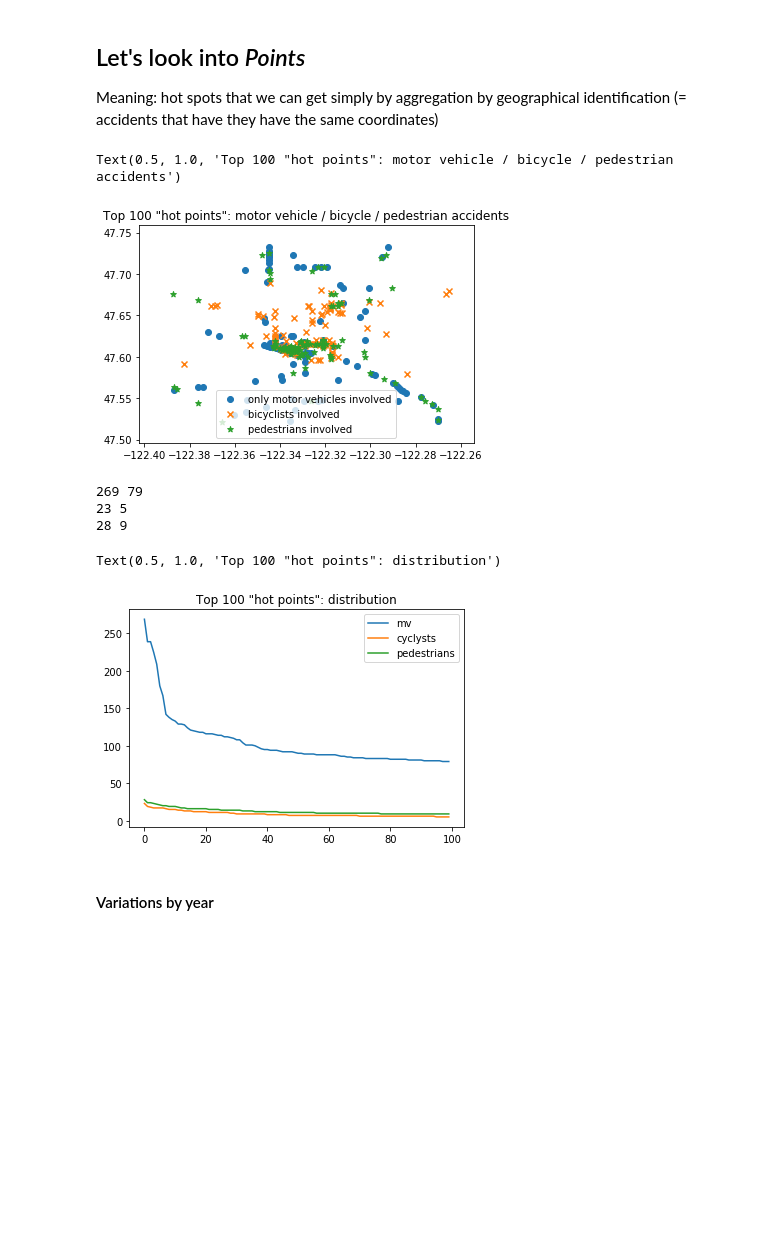
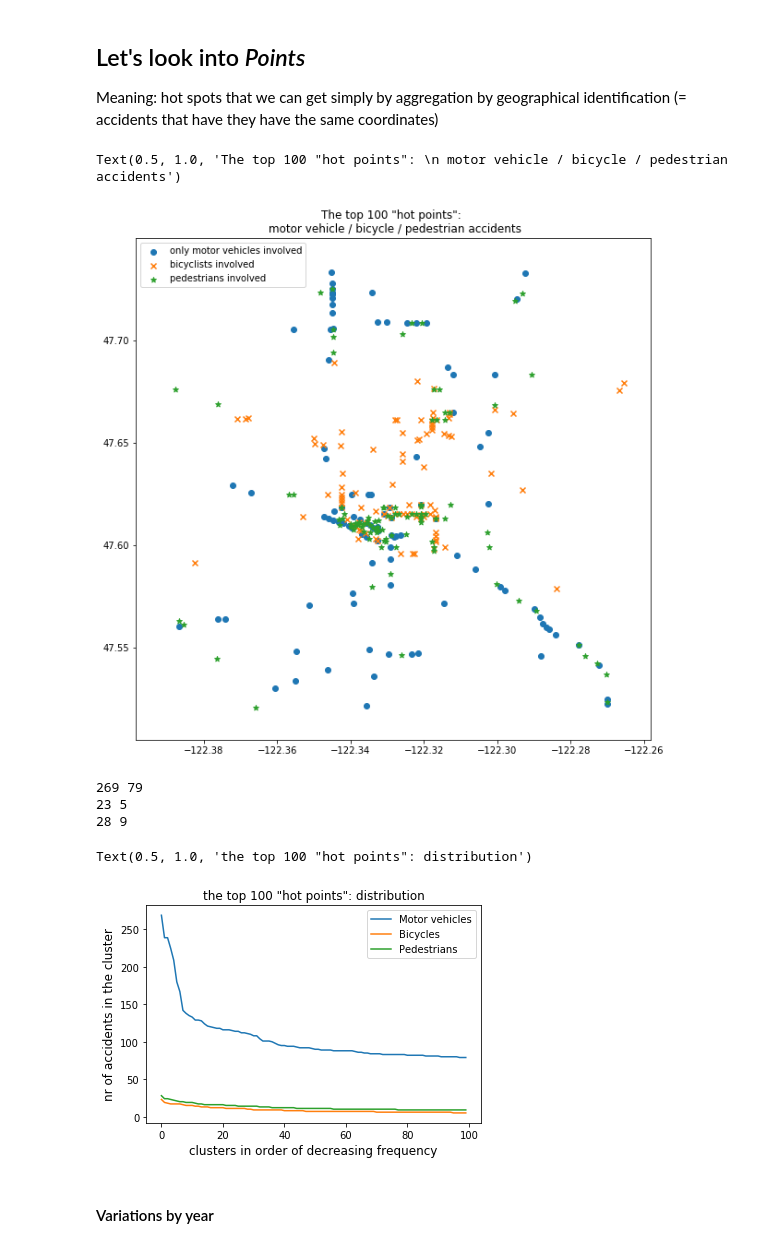
Before and after one commit to franzmornau/Traffic-Accident-Hotspots-and-Patterns, a Jupyter notebook: clustering/compare_mv_cy_ped.ipynb, the cells around one changed output. Cells and saved outputs as stored; diff of their text form; code cells hidden in the pictures; blank space fills up the shorter version.

```diff
--- a/clustering/compare_mv_cy_ped.ipynb
+++ b/clustering/compare_mv_cy_ped.ipynb
@@ -36,16 +36,16 @@ xc =[C.index.values[i][1] for i in range(len(C))]
 yp =[P.index.values[i][0] for i in range(len(C))]
 xp =[P.index.values[i][1] for i in range(len(C))]
 # %%
-fig, ax = plt.subplots() #figsize=(10,10))
+fig, ax = plt.subplots(figsize=(10,10))
 ax.scatter(xm,ym,marker='o', label='only motor vehicles involved')
 ax.scatter(xc,yc,marker='x', label='bicyclists involved')
 ax.scatter(xp,yp,marker='*', label='pedestrians involved')
 ax.legend()
 
-plt.title('Top {} "hot points": motor vehicle / bicycle / pedestrian accidents'.format(n))
+plt.title('The top {} "hot points": \n motor vehicle / bicycle / pedestrian accidents'.format(n))
 # %% [output]
-Text(0.5, 1.0, 'Top 100 "hot points": motor vehicle / bicycle / pedestrian accidents')
+Text(0.5, 1.0, 'The top 100 "hot points": \n motor vehicle / bicycle / pedestrian accidents')
-[figure, old version]
+[figure, new version]
 # %%
 print(M.OBJECTID.max(), M.OBJECTID.min())
 print(C.OBJECTID.max(), C.OBJECTID.min())
@@ -56,14 +56,16 @@ print(P.OBJECTID.max(), P.OBJECTID.min())
 28 9
 # %%
 fig, ax = plt.subplots()
-ax.plot(range(100),M.OBJECTID.values, label='mv')
-ax.plot(range(100),C.OBJECTID.values,label='cyclysts')
-ax.plot(range(100),P.OBJECTID.values, label='pedestrians')
+ax.plot(range(100),M.OBJECTID.values, label='Motor vehicles')
+ax.plot(range(100),C.OBJECTID.values,label='Bicycles')
+ax.plot(range(100),P.OBJECTID.values, label='Pedestrians')
+ax.set_xlabel('clusters in order of decreasing frequency', fontsize=12)
+ax.set_ylabel('nr of accidents in the cluster', fontsize=12)
 ax.legend()
-plt.title('Top 100 "hot points": distribution')
+plt.title('the top 100 "hot points": distribution')
 # %% [output]
-Text(0.5, 1.0, 'Top 100 "hot points": distribution')
+Text(0.5, 1.0, 'the top 100 "hot points": distribution')
-[figure, old version]
+[figure, new version]
 # %% [markdown]
 #### Variations by year
 # %%
```
Also changed, not shown: 1 other file.
